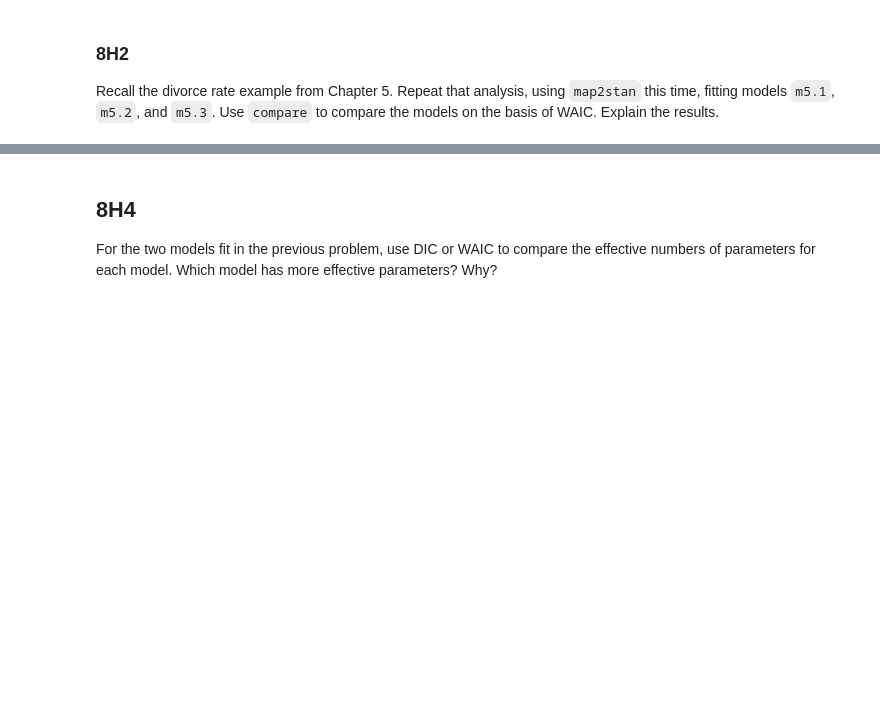
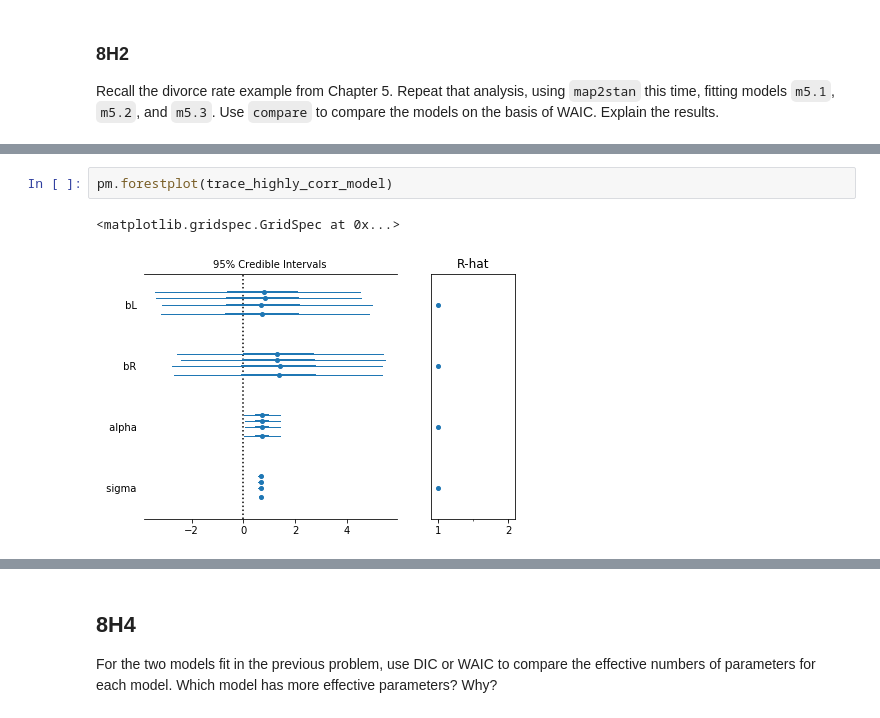
Before and after one commit to Edderic/statistical-rethinking-python-solutions, a Jupyter notebook: ch-8.ipynb, the cells around one changed output, grey strips where cells are left out. Drawn from its saved outputs; the diff is of its cells as text; blank space fills up the shorter version.

```diff
--- a/ch-8.ipynb
+++ b/ch-8.ipynb
@@ -674,0 +825,5 @@ Compare the two posterior distributions for `m5.8s` and `m5.8s2`. What has chang
+# %%
+pm.forestplot(trace_highly_corr_model)
+# %% [output]
+<matplotlib.gridspec.GridSpec at 0x...>
+[figure, added]
```
Also changed, not shown: parts of 27 cells of this notebook.
